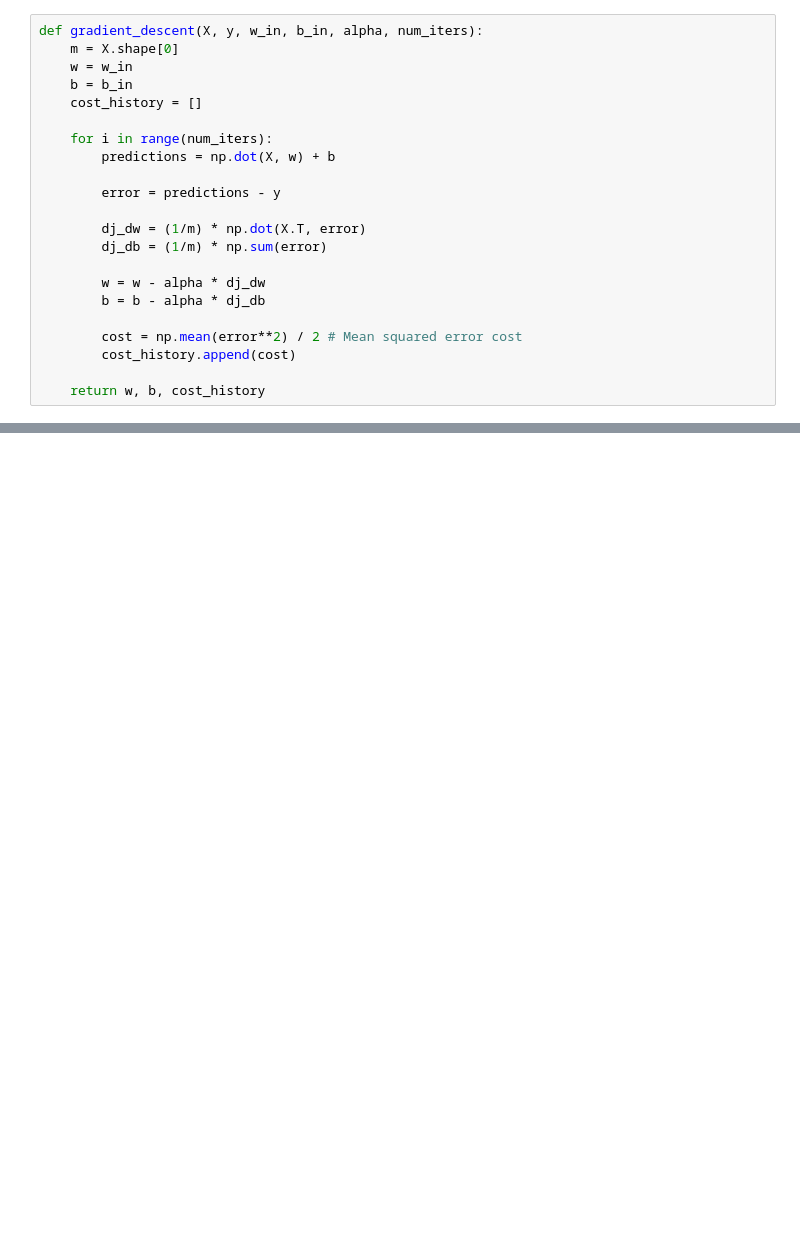
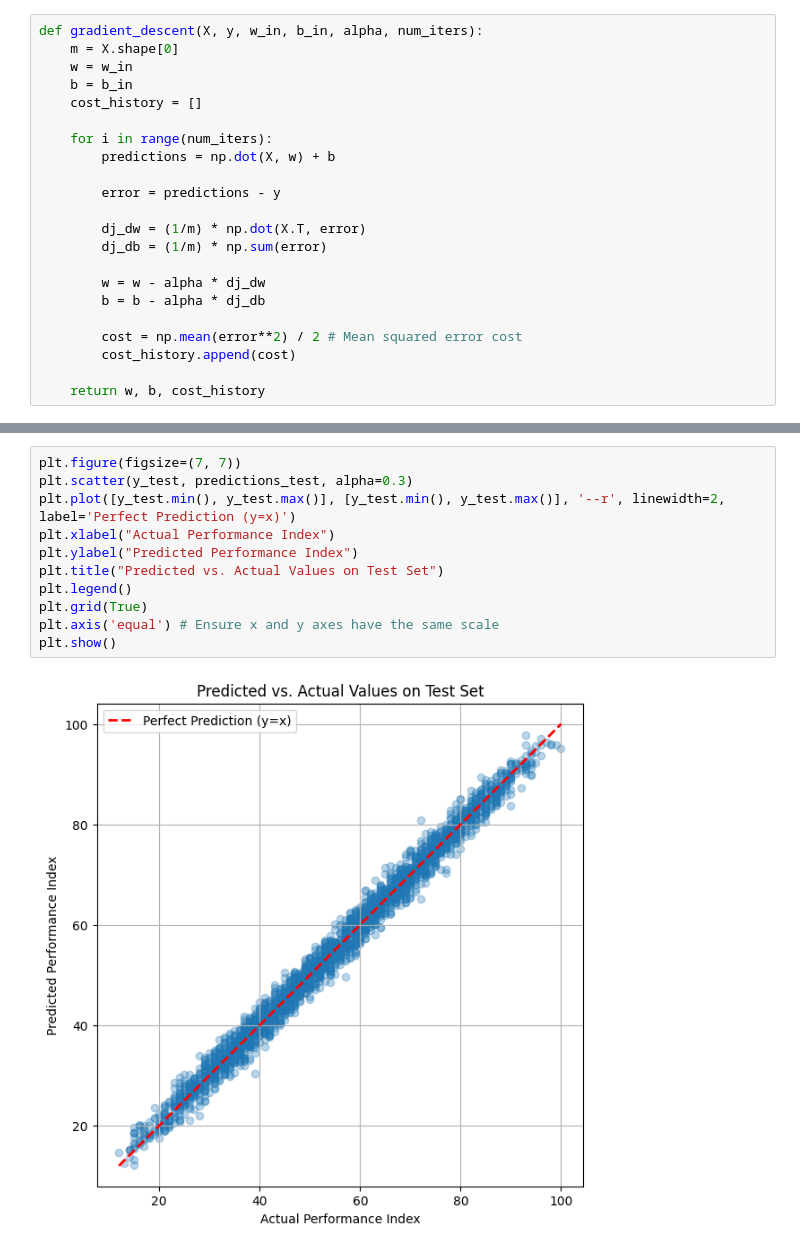
Before and after one commit to idIing/ML-Log, a Jupyter notebook: multiple_regression.ipynb, the cells around one changed output, grey strips where cells are left out. Cells and saved outputs as stored; diff of their text form; blank space fills up the shorter version.

```diff
--- a/multiple_regression.ipynb
+++ b/multiple_regression.ipynb
@@ -204,0 +205,13 @@ RMSE on Test Set: 5.8526
+# %%
+plt.figure(figsize=(7, 7))
+plt.scatter(y_test, predictions_test, alpha=0.3)
+plt.plot([y_test.min(), y_test.max()], [y_test.min(), y_test.max()], '--r', linewidth=2, label='Perfect Prediction (y=x)')
+plt.xlabel("Actual Performance Index")
+plt.ylabel("Predicted Performance Index")
+plt.title("Predicted vs. Actual Values on Test Set")
+plt.legend()
+plt.grid(True)
+plt.axis('equal') # Ensure x and y axes have the same scale
+plt.show()
+# %% [output]
+[figure, added]
```
Also changed, not shown: parts of 10 cells of this notebook.
